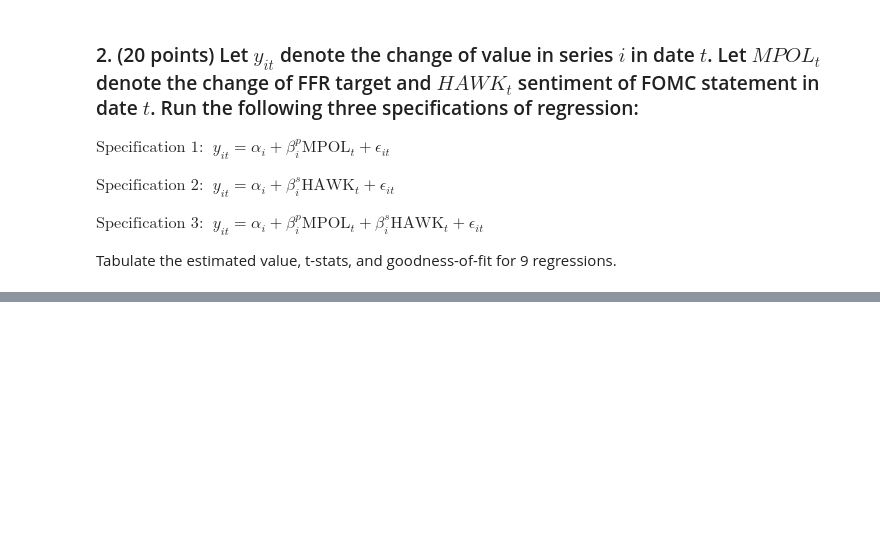
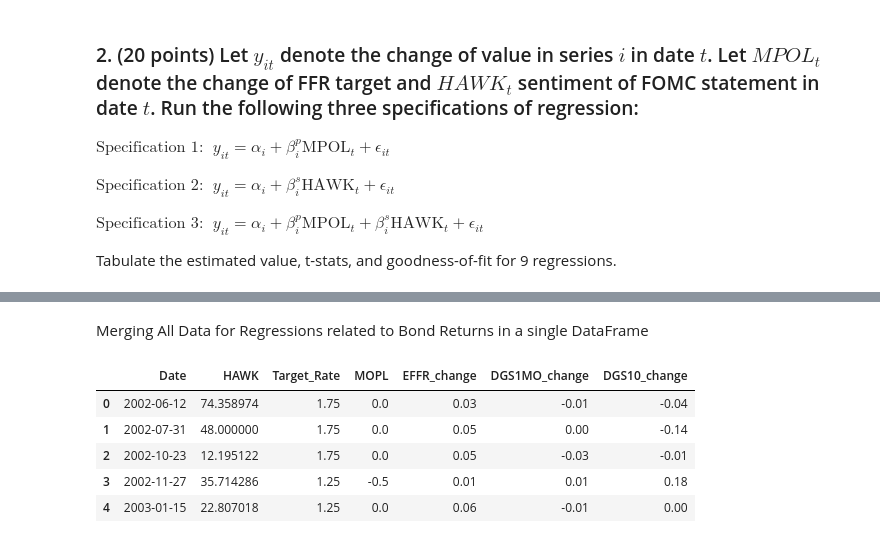
Before and after one commit to AntonioPineda29/Topics_Economics, a Jupyter notebook: 02_FOMC_statements_v4.ipynb, the cells around one changed output, grey strips where cells are left out. Saved outputs shown, nothing was run; the diff lists cells and outputs as text; code cells hidden in the pictures; blank space fills up the shorter version.

```diff
--- a/02_FOMC_statements_v4.ipynb
+++ b/02_FOMC_statements_v4.ipynb
@@ -707,38 +791,21 @@ We are going to treat the changes in the FFR targets and the calculated sentimen
 # %%
-#Data Sets fron FRED:
-
-effr_file = 'Data/EFFR.xlsx' #effective federal funds rate
-dgs1mo_file = 'Data/DGS1MO.xlsx'#1-month treasury constant maturity rate
-dgs10_file = 'Data/DGS10.xlsx' #10-year treasury constant maturity rate
-
-# Standarized the data set by removing the first 10 rows.
-effr_df = pd.read_excel(effr_file, skiprows=10) #earliest: 2000-07-03 and 2024-10-24
-dgs1mo_df = pd.read_excel(dgs1mo_file, skiprows=10) #earliest: 2001-07-31 and 2024-10-24
-dgs10_df = pd.read_excel(dgs10_file, skiprows=10) #earliest: 2000-01-03 and 2024-10-24
-
-#From previous
 Dates_FOMC_announcements = df_all_years['Date']
 
-# Merging data
-df = effr_df.merge(dgs1mo_df, on = 'observation_date', how = 'inner')
-df = df.merge(dgs10_df, on = 'observation_date', how = 'inner')
-
-df.columns = ['Date', 'EFFR', 'DGS1MO', 'DGS10']
-df['Date'] = pd.to_datetime(df['Date'])
-df = df.sort_values(by='Date').reset_index(drop=True)
+fred_multi_series_df['Date'] = pd.to_datetime(fred_multi_series_df['Date'])
+fred_multi_series_df = fred_multi_series_df.sort_values(by='Date').reset_index(drop=True)
 
 # Calculate daily changes#differences from 1 day to another.
-df['EFFR_change'] = df['EFFR'].diff()
-df['DGS1MO_change'] = df['DGS1MO'].diff()
-df['DGS10_change'] = df['DGS10'].diff()
-
+fred_multi_series_df['EFFR_change'] = fred_multi_series_df['EFFR'].diff()
+fred_multi_series_df['DGS1MO_change'] = fred_multi_series_df['DGS1MO'].diff()
+fred_multi_series_df['DGS10_change'] = fred_multi_series_df['DGS10'].diff()
 
 print(f"Number of FOMC announcement dates: {len(Dates_FOMC_announcements)}") #Number of FOMC announcement dates: 170
 
 # Mathcing with the exact dates of FOMC announcements
-fomc_changes = df[df['Date'].isin(Dates_FOMC_announcements)]
+fomc_changes_df = fred_multi_series_df[fred_multi_series_df['Date'].isin(Dates_FOMC_announcements)]
 
-fomc_changes = fomc_changes[['Date', 'EFFR_change', 'DGS1MO_change', 'DGS10_change']]
+fomc_changes_df = fomc_changes_df[['Date', 'EFFR_change', 'DGS1MO_change', 'DGS10_change']]
 
-fomc_changes.head()
+fomc_changes_df.reset_index(inplace = True, drop = True)
+fomc_changes_df.head()
 #fomc_changes.tail()
@@ -757,0 +848,5 @@ Tabulate the estimated value, t-stats, and goodness-of-fit for 9 regressions.
+# %%
+hawkish_score_df = doc_index_score_ffr_target_df[doc_index_score_ffr_target_df['Index Score'] > 0]
+hawkish_score_df = hawkish_score_df.rename(columns = {'Index Score':'HAWK'})
+hawkish_score_df = hawkish_score_df.dropna()
+hawkish_score_df.head()
@@ -758,3 +860,15 @@ Tabulate the estimated value, t-stats, and goodness-of-fit for 9 regressions.
+# %% [markdown]
+Merging All Data for Regressions related to Bond Returns in a single DataFrame
+# %%
+bonds_regression_df = pd.merge(hawkish_score_df, fomc_changes_df, how = 'inner', left_on = 'Date', right_on = 'Date')
+bonds_regression_df.head()
+# %% [output]
+|  | Date | HAWK | Target_Rate | MOPL | EFFR_change | DGS1MO_change | DGS10_change |
+| 0 | 2002-06-12 | 74.358974 | 1.75 | 0.0 | 0.03 | -0.01 | -0.04 |
+| 1 | 2002-07-31 | 48.000000 | 1.75 | 0.0 | 0.05 | 0.00 | -0.14 |
+| 2 | 2002-10-23 | 12.195122 | 1.75 | 0.0 | 0.05 | -0.03 | -0.01 |
+| 3 | 2002-11-27 | 35.714286 | 1.25 | -0.5 | 0.01 | 0.01 | 0.18 |
+| 4 | 2003-01-15 | 22.807018 | 1.25 | 0.0 | 0.06 | -0.01 | 0.00 |
 # %%
 def regression_results(dataframe_, y_var, X_vars, intercept_ = True):
     """
```
Also changed, not shown: parts of 16 cells of this notebook.
